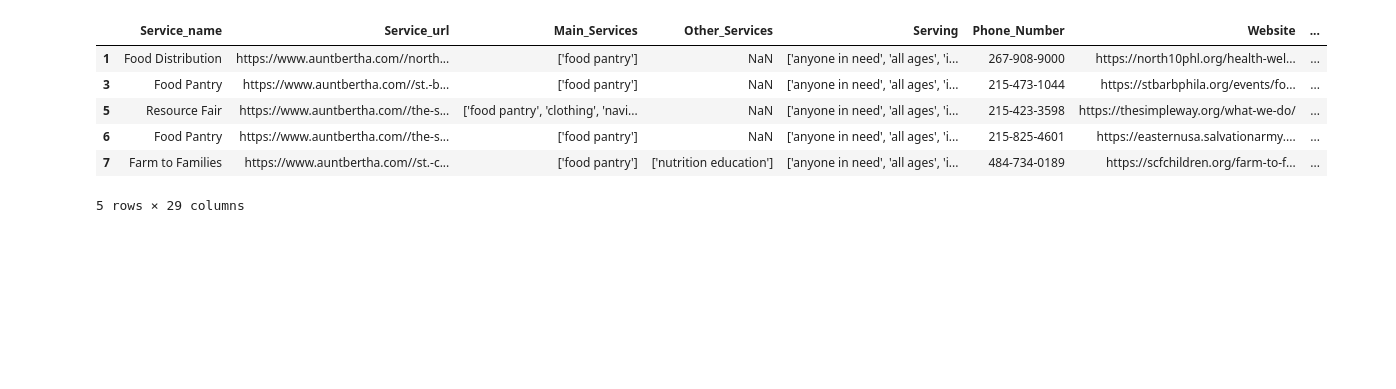
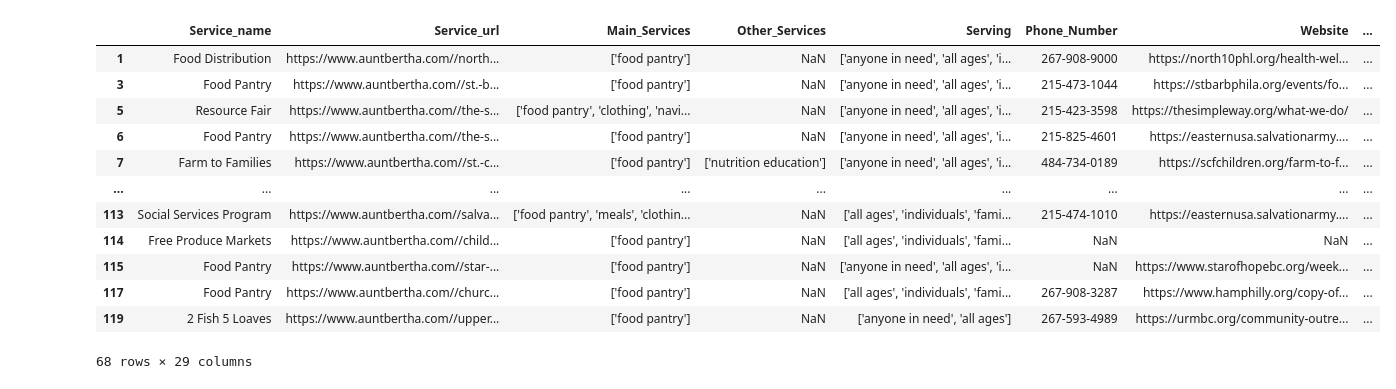
Before and after one commit to TregisD/Homeless_Services_Provider_Interface, a Jupyter notebook: Find_help_parser.ipynb, the cells around one changed output. Drawn from its saved outputs; the diff is of its cells as text; code cells hidden in the pictures; blank space fills up the shorter version.

Commit message:
Food Pantry Changed 01/20/2025

```diff
--- a/Find_help_parser.ipynb
+++ b/Find_help_parser.ipynb
@@ -424,33 +424,39 @@ with open(csv_filename, 'w', newline='', encoding='utf-8') as csv_file:
 #"FindHelp_extracted_data_riv_food_pantry.csv" is the name for the food pantry csv
 #"FindHelp_extracted_data_riv_mental_health.csv" is the name for the food pantry csv
 #"FindHelp_extracted_data_downtown_la_food_pantry.csv"
 #"FindHelp_extracted_data_downtown_la_shelter.csv"
 #"FindHelp_extracted_data_downtown_la_mental_health.csv"
 #"FindHelp_extracted_data_irvine_food_pantry.csv"
 #"FindHelp_extracted_data_irvine_shelter.csv"
 #"FindHelp_extracted_data_irvine_mental_health.csv"
-df = pd.read_csv("Philadelphia_Food_Pantry_Chenzi.csv")
+df = pd.read_csv("Philadelphia(19131-19154)_Food_Pantry_Chenzi.csv")
 
 #riv_zipcodes = [92501, 92502, 92503, 92504, 92505, 92506, 92507, 92508, 92513, 92514, 92516, 92517, 92521, 92522]
 
 #downtown_la_zipcodes = [90012, 90013, 90014, 90015, 90017, 90021]
 
 #irvine_zipcodes = [92602, 92603, 92604, 92606, 92612, 92614, 92617, 92618, 92620]
 
 Philadelphia_zipcodes = [19131, 19132, 19133, 19134, 19135, 19136, 19137, 19138, 19139, 19140, 19141, 19142, 19143, 19144, 19145, 19146, 19147, 19148, 19149, 19150, 19151, 19152, 19153, 19154]
 
 filtered_df = df[df['Zipcode'].isin(Philadelphia_zipcodes) | (df['Location_Address'].isna() & df['Longitude'].isna() & df['Latitude'].isna())]
 
 filtered_df = filtered_df.drop_duplicates(subset = ['Website', 'Service_name'])
 
-filtered_df.to_csv("Philadelphia_Food_Pantry_Chenzi.csv", index=False, encoding='utf-8')
+filtered_df.to_csv("Philadelphia(19131-19154)_Food_Pantry_Chenzi.csv", index=False, encoding='utf-8')
 
 filtered_df
 # %% [output]
 |  | Service_name | Service_url | Main_Services | Other_Services | Serving | Phone_Number | Website | ... |
 | 1 | Food Distribution | https://www.auntbertha.com//north... | ['food pantry'] | NaN | ['anyone in need', 'all ages', 'i... | 267-908-9000 | https://north10phl.org/health-wel... | ... |
 | 3 | Food Pantry | https://www.auntbertha.com//st.-b... | ['food pantry'] | NaN | ['anyone in need', 'all ages', 'i... | 215-473-1044 | https://stbarbphila.org/events/fo... | ... |
 | 5 | Resource Fair | https://www.auntbertha.com//the-s... | ['food pantry', 'clothing', 'navi... | NaN | ['anyone in need', 'all ages', 'i... | 215-423-3598 | https://thesimpleway.org/what-we-do/ | ... |
 | 6 | Food Pantry | https://www.auntbertha.com//the-s... | ['food pantry'] | NaN | ['anyone in need', 'all ages', 'i... | 215-825-4601 | https://easternusa.salvationarmy.... | ... |
 | 7 | Farm to Families | https://www.auntbertha.com//st.-c... | ['food pantry'] | ['nutrition education'] | ['anyone in need', 'all ages', 'i... | 484-734-0189 | https://scfchildren.org/farm-to-f... | ... |
+| ... | ... | ... | ... | ... | ... | ... | ... | ... |
+| 113 | Social Services Program | https://www.auntbertha.com//salva... | ['food pantry', 'meals', 'clothin... | NaN | ['all ages', 'individuals', 'fami... | 215-474-1010 | https://easternusa.salvationarmy.... | ... |
+| 114 | Free Produce Markets | https://www.auntbertha.com//child... | ['food pantry'] | NaN | ['all ages', 'individuals', 'fami... | NaN | NaN | ... |
+| 115 | Food Pantry | https://www.auntbertha.com//star-... | ['food pantry'] | NaN | ['anyone in need', 'all ages', 'i... | NaN | https://www.starofhopebc.org/week... | ... |
+| 117 | Food Pantry | https://www.auntbertha.com//churc... | ['food pantry'] | NaN | ['all ages', 'individuals', 'fami... | 267-908-3287 | https://www.hamphilly.org/copy-of... | ... |
+| 119 | 2 Fish 5 Loaves | https://www.auntbertha.com//upper... | ['food pantry'] | NaN | ['anyone in need', 'all ages'] | 267-593-4989 | https://urmbc.org/community-outre... | ... |
-5 rows × 29 columns
+68 rows × 29 columns
```
Also changed, not shown: parts of 2 cells of this notebook, 14 other files.
